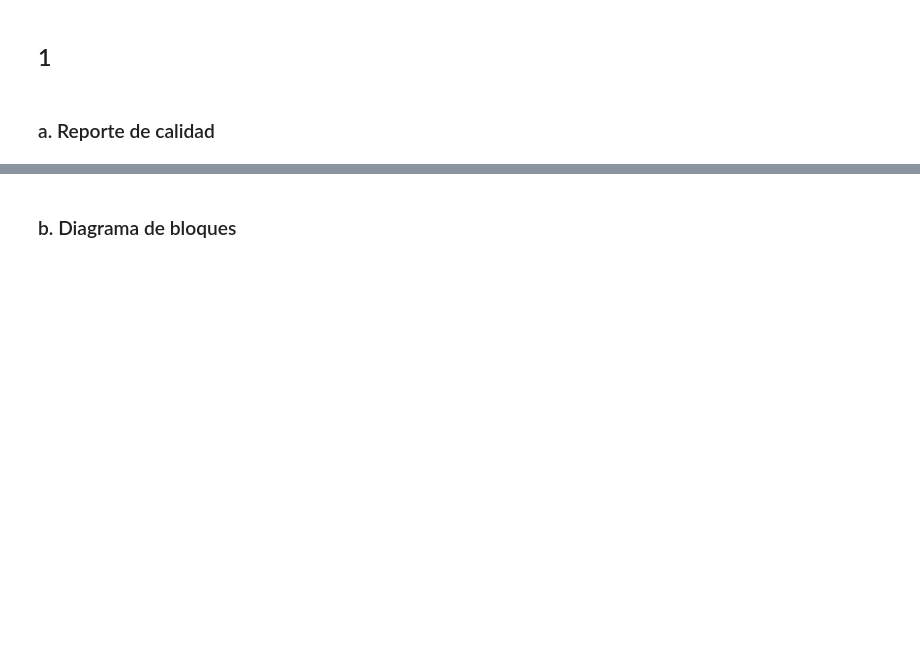
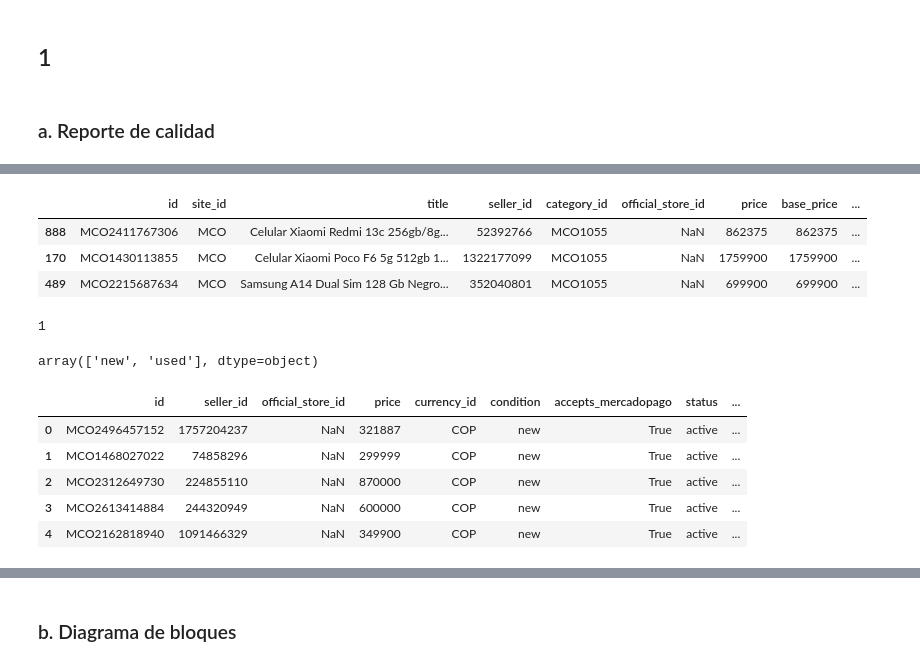
Before and after one commit to jaagomezmu/ciencia_datos_parcial1, a Jupyter notebook: parcial1.ipynb, the cells around one changed output, grey strips where cells are left out. Saved outputs shown, nothing was run; the diff lists cells and outputs as text; code cells hidden in the pictures; blank space fills up the shorter version.

```diff
--- a/parcial1.ipynb
+++ b/parcial1.ipynb
@@ -28,0 +117,29 @@ uno de los celulares de esta lista, y (3) la información básica de los diferen
+# %%
+def convert_to_days(warranty_value):
+    if warranty_value is None:
+        return None
+    if 'días' in warranty_value:
+        return int(warranty_value.split()[0])
+    elif 'meses' in warranty_value:
+        months = int(warranty_value.split()[0])
+        return months * 30
+    elif 'años' in warranty_value:
+        years = int(warranty_value.split()[0])
+        return years * 365
+    return None
+items_df['Tiempo de garantía (días)'] = items_df['Tiempo de garantía'].apply(convert_to_days)
+items_df.sample(3)
+# %% [output]
+|  | id | site_id | title | seller_id | category_id | official_store_id | price | base_price | ... |
+| 888 | MCO2411767306 | MCO | Celular Xiaomi Redmi 13c 256gb/8g... | 52392766 | MCO1055 | NaN | 862375 | 862375 | ... |
+| 170 | MCO1430113855 | MCO | Celular Xiaomi Poco F6 5g 512gb 1... | 1322177099 | MCO1055 | NaN | 1759900 | 1759900 | ... |
+| 489 | MCO2215687634 | MCO | Samsung A14 Dual Sim 128 Gb Negro... | 352040801 | MCO1055 | NaN | 699900 | 699900 | ... |
+# %%
+# Basado en la minima cuantia, donde el valor min es mayor a 0, este dato no resulta interesante para el analisis.
+items_df["initial_quantity"].min()
+# %% [output]
+1
+# %%
+items_df["condition"].unique()
+# %% [output]
+array(['new', 'used'], dtype=object)
@@ -28,0 +151,34 @@ uno de los celulares de esta lista, y (3) la información básica de los diferen
+# %%
+# Filtro de columnas de interes
+items_df = items_df[
+    [
+        'id', 'seller_id',
+        'official_store_id',
+        'price',
+        'currency_id',
+        'condition',
+        'accepts_mercadopago',
+        'status',
+        'catalog_product_id',
+        'Tipo de garantía',
+        'ACCESSORIES_INCLUDED', 'BATTERY_CAPACITY', 'BRAND', 'CARRIER',
+        'DISPLAY_SIZE', 'HEIGHT', 'INTERNAL_MEMORY',
+        'IS_DUAL_SIM', 'IS_GAMING_CELLPHONE', 'IS_RUGGED_CELLPHONE',
+        'ITEM_CONDITION',
+        # 'LINE', 'MOBILE_NETWORK', 'MODEL',
+        'OPERATING_SYSTEM_NAME', 'PROCESSOR_MODEL', 'PROCESSOR_SPEED',
+        'PRODUCT_LIFE', 'RAM', 'TECHNICAL_SERVICE_OR_REPLACEMENT_PARTS_PERIOD',
+        'WITH_CAMERA', 'WITH_FACIAL_RECOGNITION', 'WITH_GPS', 'WITH_IMEI',
+        'WITH_PHYSICAL_QWERTY_KEYBOARD', 'WITH_RADIO',
+        'WITH_TOUCHSCREEN_DISPLAY', 'WITH_WIFI', 'Tiempo de garantía (días)'
+    ]
+]
+# %%
+items_df.head()
+# %% [output]
+|  | id | seller_id | official_store_id | price | currency_id | condition | accepts_mercadopago | status | ... |
+| 0 | MCO2496457152 | 1757204237 | NaN | 321887 | COP | new | True | active | ... |
+| 1 | MCO1468027022 | 74858296 | NaN | 299999 | COP | new | True | active | ... |
+| 2 | MCO2312649730 | 224855110 | NaN | 870000 | COP | new | True | active | ... |
+| 3 | MCO2613414884 | 244320949 | NaN | 600000 | COP | new | True | active | ... |
+| 4 | MCO2162818940 | 1091466329 | NaN | 349900 | COP | new | True | active | ... |
```
Also changed, not shown: parts of 55 cells of this notebook, 3 other files.
